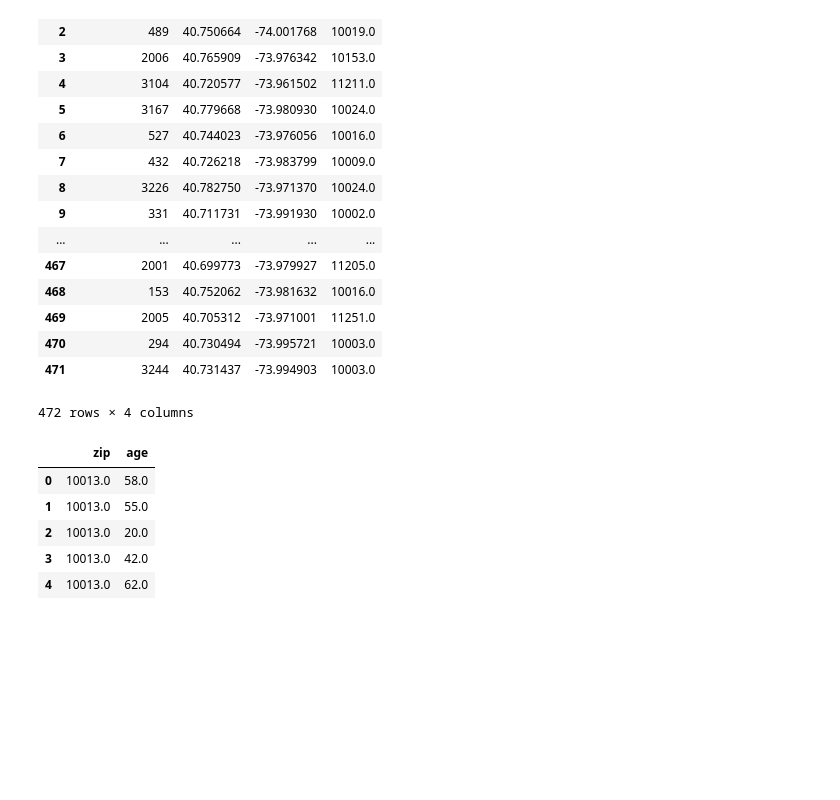
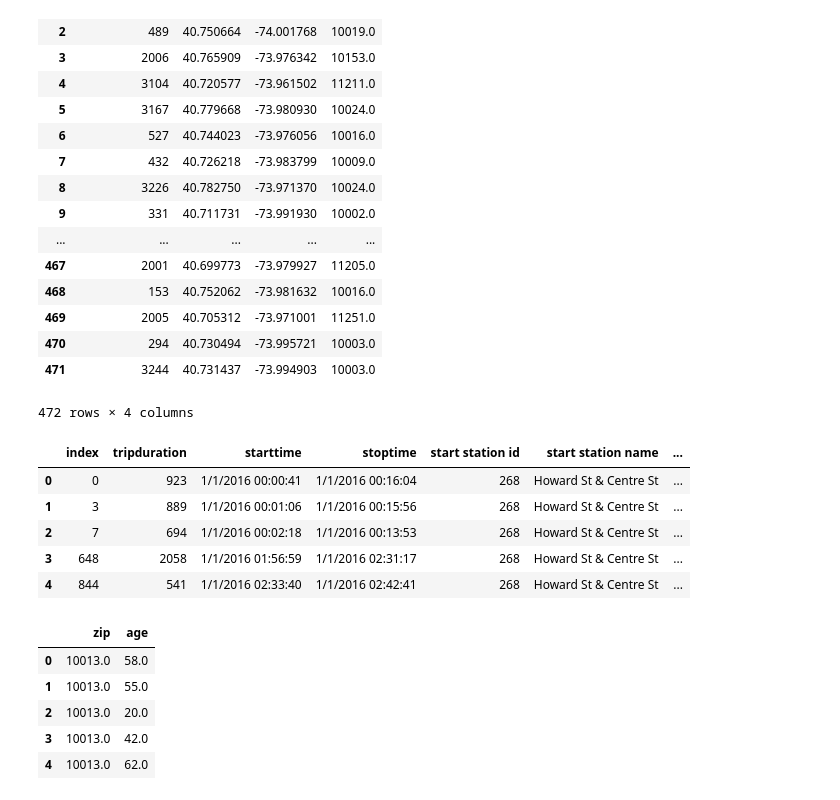
Before and after one commit to ace-gabriel/PUI2016_vys217, a Jupyter notebook: HW5_vys217/HW5_1_extra_vys217.ipynb, the cells around one changed output. Drawn from its saved outputs; the diff is of its cells as text; code cells hidden in the pictures; blank space fills up the shorter version.

```diff
--- a/HW5_vys217/HW5_1_extra_vys217.ipynb
+++ b/HW5_vys217/HW5_1_extra_vys217.ipynb
@@ -95,8 +95,15 @@ df_zip
 #merge the dataframes
 df = pd.merge(df,df_zip,on='start station id')
 # %%
-df['age'] = 2016 - df
-['birth year']
+df['age'] = 2016 - df['birth year']
+df.head()
+# %% [output]
+|  | index | tripduration | starttime | stoptime | start station id | start station name | ... |
+| 0 | 0 | 923 | 1/1/2016 00:00:41 | 1/1/2016 00:16:04 | 268 | Howard St & Centre St | ... |
+| 1 | 3 | 889 | 1/1/2016 00:01:06 | 1/1/2016 00:15:56 | 268 | Howard St & Centre St | ... |
+| 2 | 7 | 694 | 1/1/2016 00:02:18 | 1/1/2016 00:13:53 | 268 | Howard St & Centre St | ... |
+| 3 | 648 | 2058 | 1/1/2016 01:56:59 | 1/1/2016 02:31:17 | 268 | Howard St & Centre St | ... |
+| 4 | 844 | 541 | 1/1/2016 02:33:40 | 1/1/2016 02:42:41 | 268 | Howard St & Centre St | ... |
 # %%
 df_new = df.iloc[:,18:]
 df_new.head()
```
